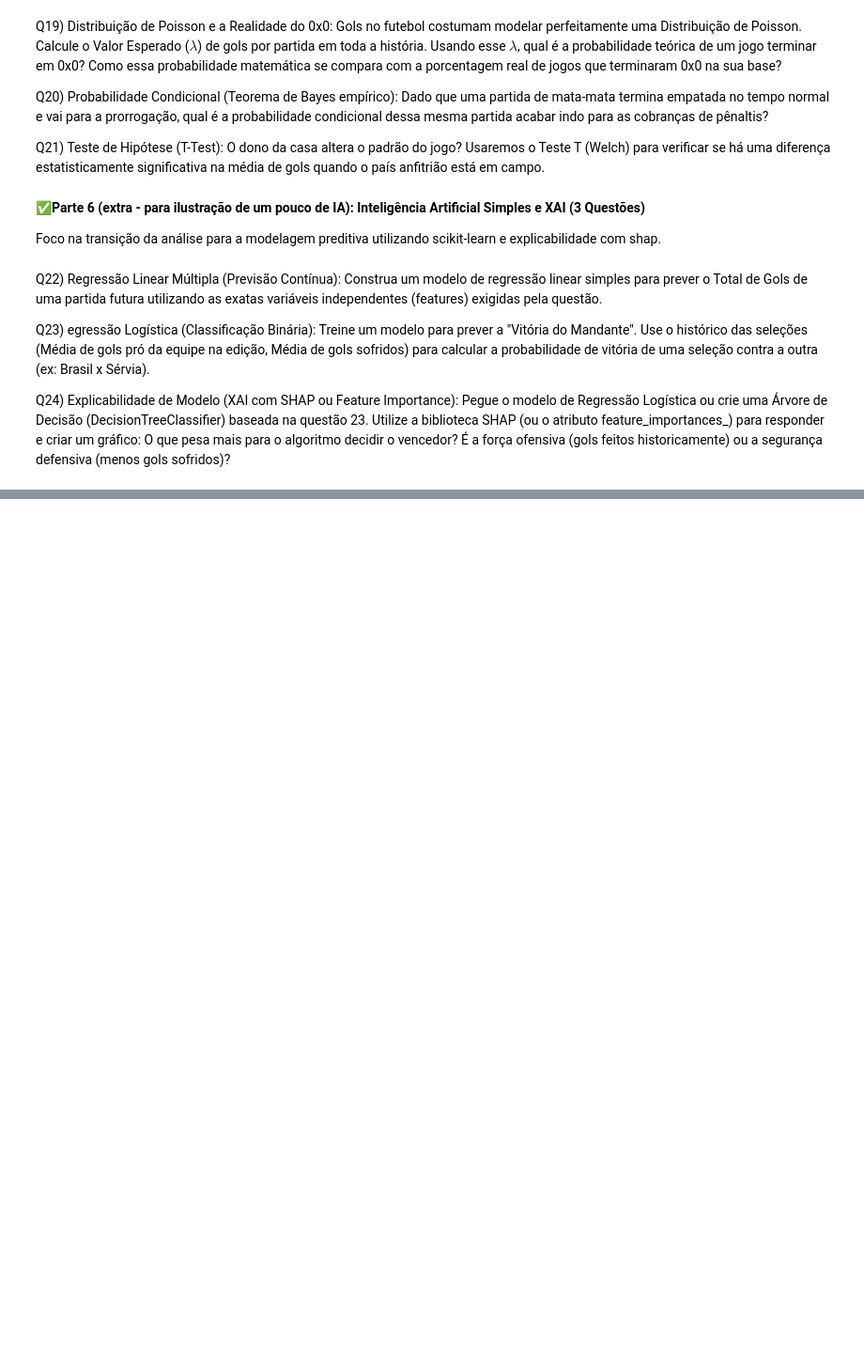
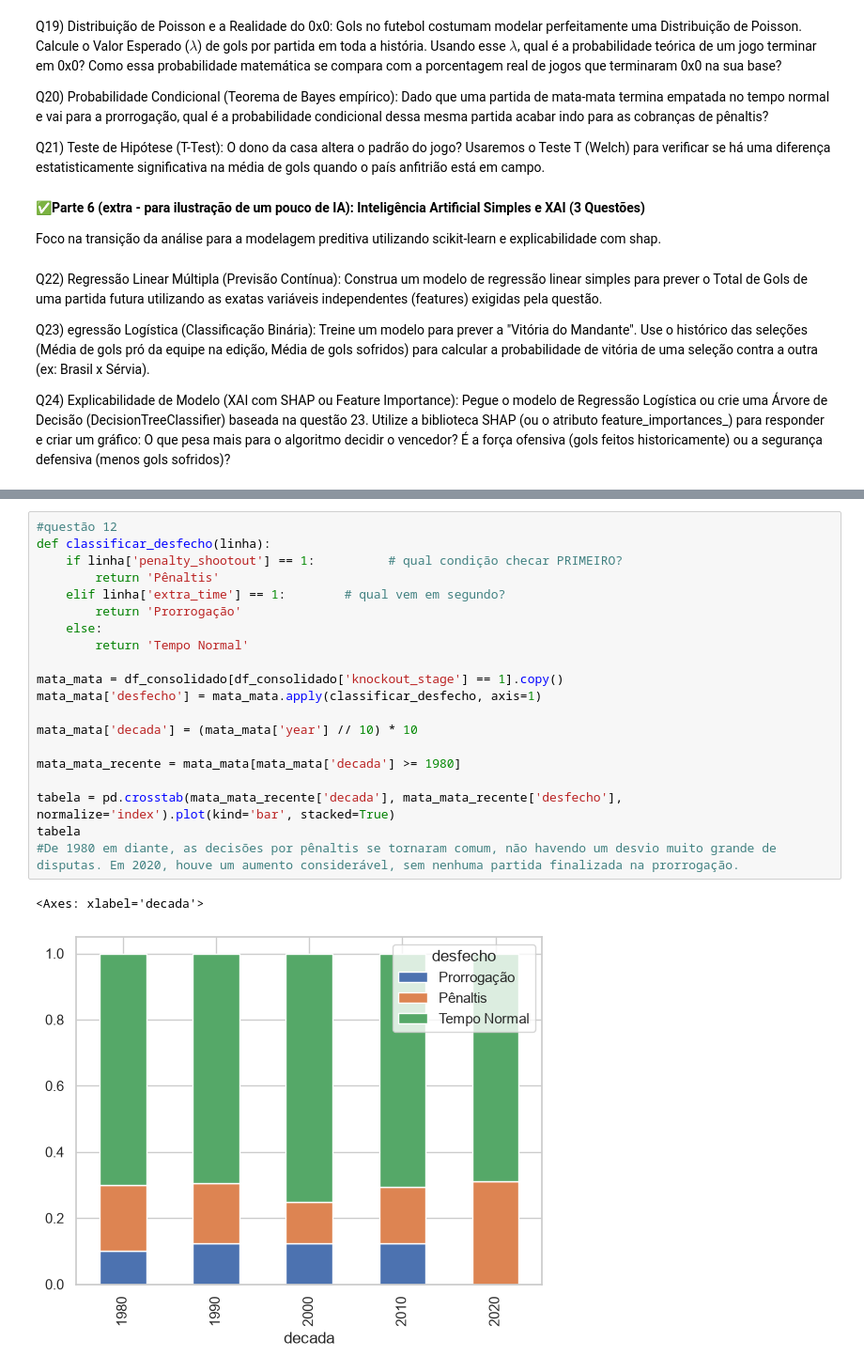
Before and after one commit to arturdosanjos/tp_fcd, a Jupyter notebook: TP_FCD_Artur&Gabriel (1).ipynb, the cells around one changed output, grey strips where cells are left out. Shown at 94% size. Cells and saved outputs as stored; diff of their text form; blank space fills up the shorter version.

```diff
--- a/TP_FCD_Artur&Gabriel (1).ipynb
+++ b/TP_FCD_Artur&Gabriel (1).ipynb
@@ -375,0 +347,23 @@ Q24) Explicabilidade de Modelo (XAI com SHAP ou Feature Importance): Pegue o mod
+# %%
+#questão 12
+def classificar_desfecho(linha):
+    if linha['penalty_shootout'] == 1:          # qual condição checar PRIMEIRO?
+        return 'Pênaltis'
+    elif linha['extra_time'] == 1:        # qual vem em segundo?
+        return 'Prorrogação'
+    else:
+        return 'Tempo Normal'
+
+mata_mata = df_consolidado[df_consolidado['knockout_stage'] == 1].copy()
+mata_mata['desfecho'] = mata_mata.apply(classificar_desfecho, axis=1)
+
+mata_mata['decada'] = (mata_mata['year'] // 10) * 10
+
+mata_mata_recente = mata_mata[mata_mata['decada'] >= 1980]
+
+tabela = pd.crosstab(mata_mata_recente['decada'], mata_mata_recente['desfecho'], normalize='index').plot(kind='bar', stacked=True)
+tabela
+#De 1980 em diante, as decisões por pênaltis se tornaram comum, não havendo um desvio muito grande de disputas. Em 2020, houve um aumento considerável, sem nenhuma partida finalizada na prorrogação.
+# %% [output]
+<Axes: xlabel='decada'>
+[figure, added]
```
Also changed, not shown: parts of 28 cells of this notebook, 1 other file.
